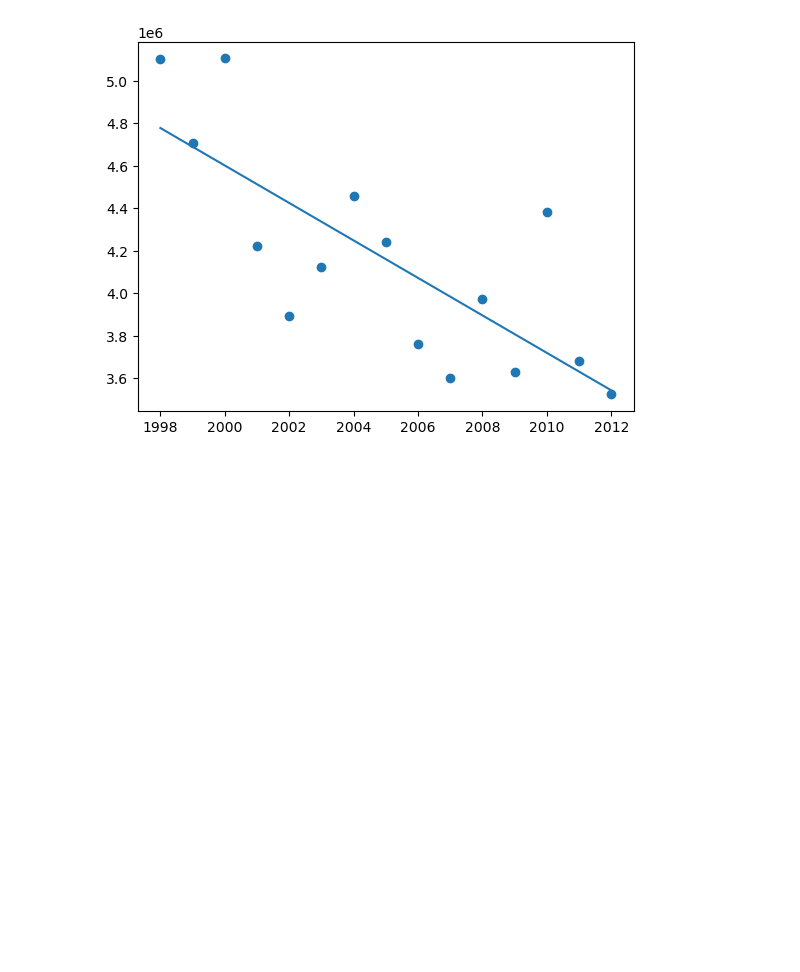
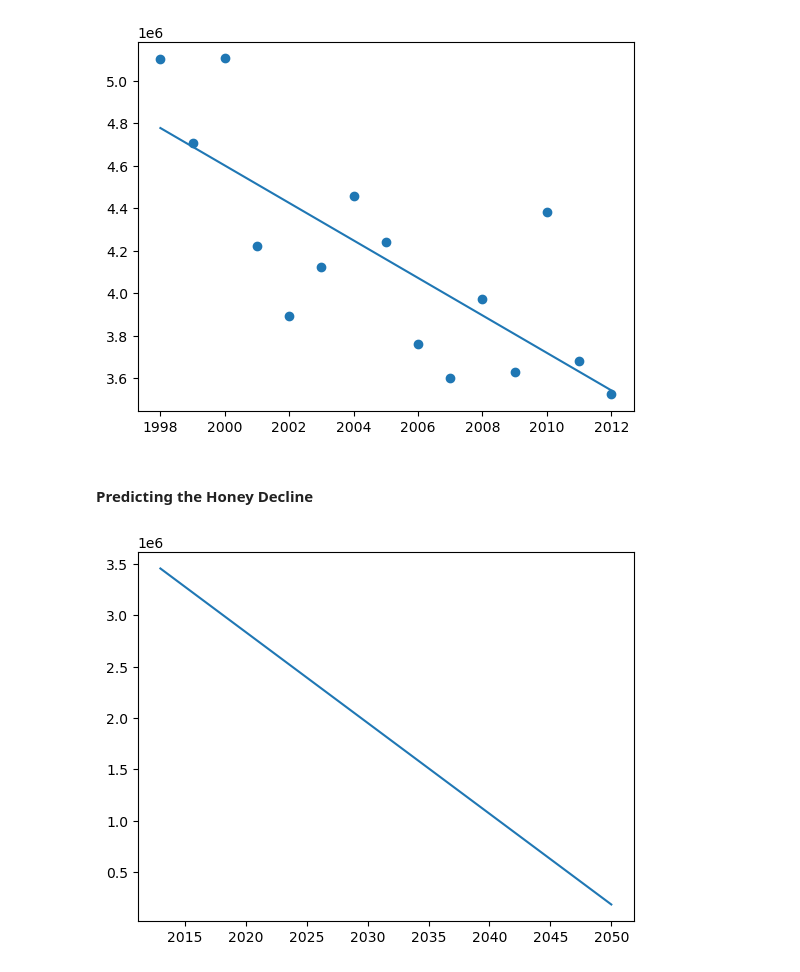
Before and after one commit to fatemehaa/DS-ML-Git-Projects, a Jupyter notebook: Honey Production - Linear Regression/Honey Production.ipynb, the cells around one changed output. Saved outputs shown, nothing was run; the diff lists cells and outputs as text; code cells hidden in the pictures; blank space fills up the shorter version.

Commit message:
Predicting honey production using model

```diff
--- a/Honey Production - Linear Regression/Honey Production.ipynb
+++ b/Honey Production - Linear Regression/Honey Production.ipynb
@@ -47,3 +47,18 @@ plt.plot(X, y_predict)
 plt.show()
 # %% [output]
 [figure]
+# %% [markdown]
+#### Predicting the Honey Decline
+# %%
+# create x values for the years 2013 - 2050
+X_future = np.array(range(2013, 2051))
+X_future = X_future.reshape(-1, 1)
+
+# create y value predictions for the X_future values
+future_predict = regr.predict(X_future)
+# %%
+# plot the future predictions
+plt.plot(X_future, future_predict)
+plt.show()
+# %% [output]
+[figure, added]
```
